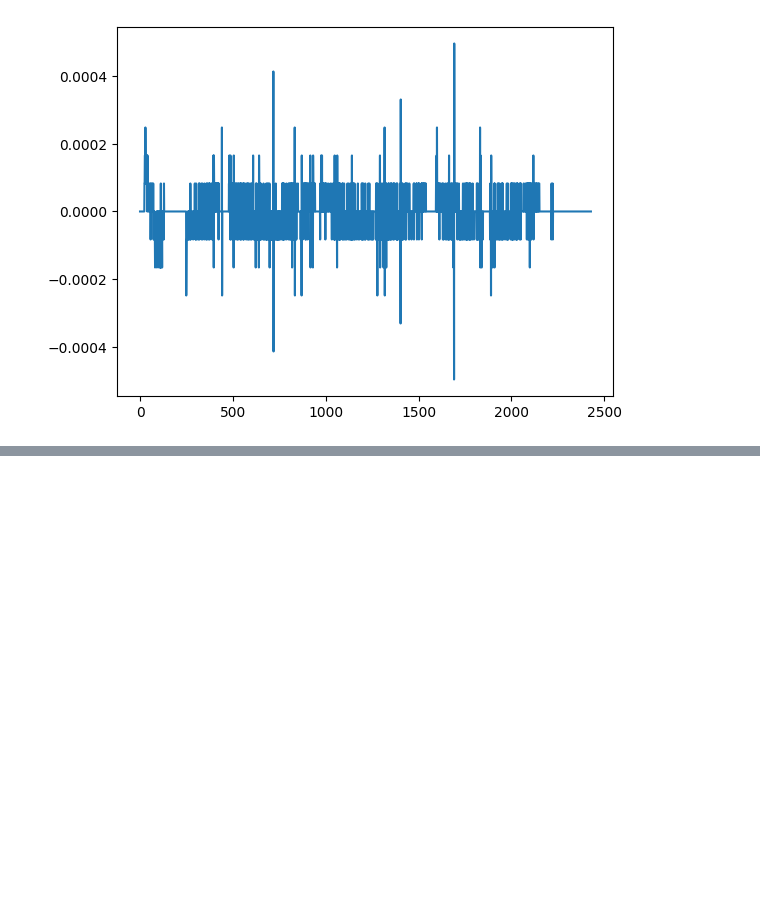
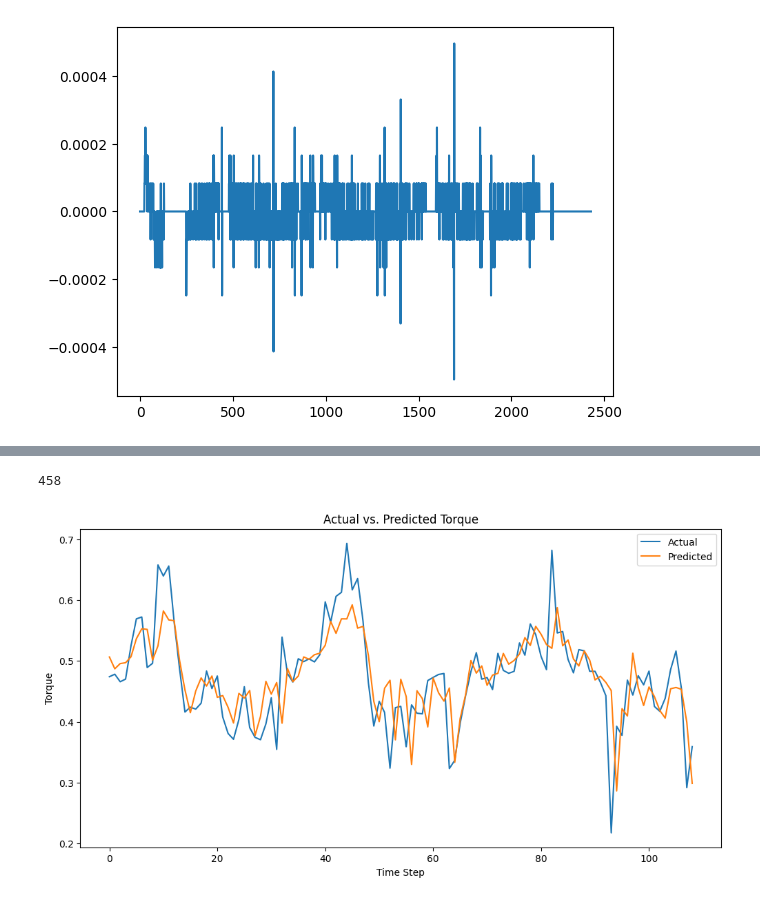
Before and after one commit to StackMonkey/Transparent-control-with-LSTM-and-FMG, a Jupyter notebook: LSTM and RNN examples/LSTMExample2.ipynb, the cells around one changed output, grey strips where cells are left out. Saved outputs shown, nothing was run; the diff lists cells and outputs as text; code cells hidden in the pictures; blank space fills up the shorter version.

```diff
--- a/LSTM and RNN examples/LSTMExample2.ipynb
+++ b/LSTM and RNN examples/LSTMExample2.ipynb
@@ -492,14 +449,17 @@ intTorque.to_excel(excel_writer="C:/Users/malth/Documents/GitHub/Transparent-con
 import numpy as np
 import pandas as pd
 from keras.models import Sequential
-from keras.layers import LSTM, Dense
+from keras.layers import LSTM, Dense, Dropout
 
 # Assuming you have your torque and angle data in a DataFrame named 'data'
 # with columns 'torque' and 'angle'
 newTorque = pd.read_excel('C:/Users/malth/Documents/GitHub/Transparent-control-with-LSTM-and-FMG/LSTM and RNN examples/torques.xlsx')
 newAngle = 360*pd.read_excel('C:/Users/malth/Documents/GitHub/Transparent-control-with-LSTM-and-FMG/LSTM and RNN examples/angles.xlsx')
-data = concat([newTorque,newAngle])
-#data = data.loc[:, ~data.columns.str.contains('^Unnamed')]
-data.dropna(inplace=True)
-print(data.columns)
-data
+newAngle = newAngle.T
+newAngle.dropna(inplace=True)
+newTorque = newTorque.T
+newTorque.dropna(inplace=True)
+combinedSeries = concat([newTorque,newAngle], axis=1)
+combinedSeries.columns = ['torque','angle']
+combinedSeries
+data = combinedSeries
@@ -572,0 +557,18 @@ AttributeError: module 'pandas' has no attribute 'series'
+# %%
+print(X_train.shape[0])
+# %% [output]
+458
+# %%
+import matplotlib.pyplot as plt
+y_actual = y_test.values
+# Create a figure and axes
+plt.figure(figsize=(12, 6))
+plt.plot(y_actual, label='Actual')
+plt.plot(predictions_inv, label='Predicted')
+plt.title('Actual vs. Predicted Torque')
+plt.xlabel('Time Step')
+plt.ylabel('Torque')
+plt.legend()
+plt.show()
+# %% [output]
+[figure, added]
```
Also changed, not shown: parts of 8 cells of this notebook, 3 other files.
